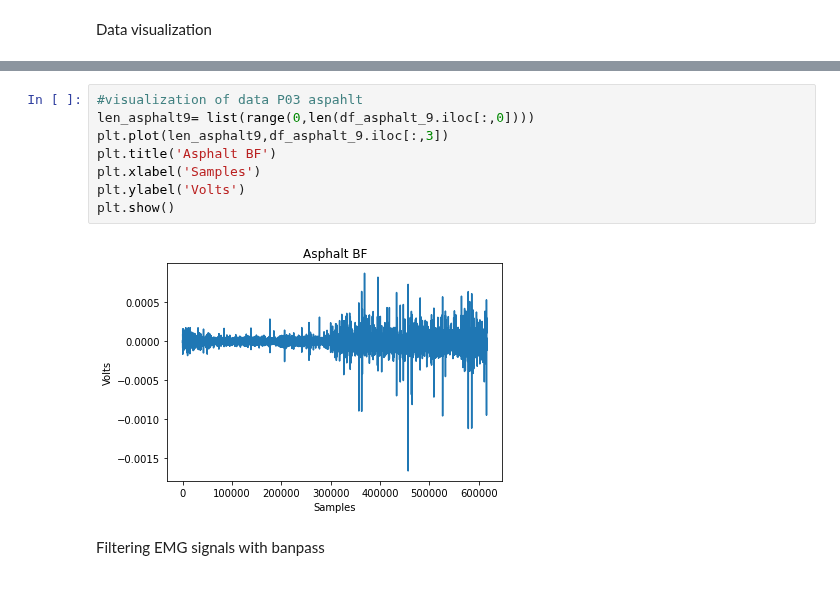
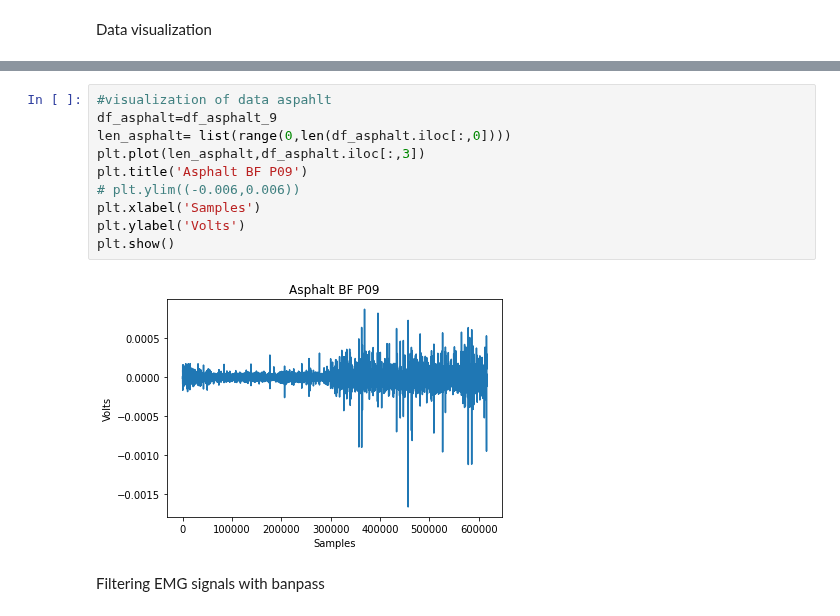
Before and after one commit to Gab2697/Human-Activity-Recognition, a Jupyter notebook: Baseline_CNN.ipynb, the cells around one changed output, grey strips where cells are left out. Drawn from its saved outputs; the diff is of its cells as text.

```diff
--- a/Baseline_CNN.ipynb
+++ b/Baseline_CNN.ipynb
@@ -134,13 +150,15 @@ plt.show()
 # %%
-#visualization of data P03 aspahlt
-len_asphalt9= list(range(0,len(df_asphalt_9.iloc[:,0])))
-plt.plot(len_asphalt9,df_asphalt_9.iloc[:,3])
-plt.title('Asphalt BF')
+#visualization of data aspahlt
+df_asphalt=df_asphalt_9
+len_asphalt= list(range(0,len(df_asphalt.iloc[:,0])))
+plt.plot(len_asphalt,df_asphalt.iloc[:,3])
+plt.title('Asphalt BF P09')
+# plt.ylim((-0.006,0.006))
 plt.xlabel('Samples')
 plt.ylabel('Volts')
 plt.show()
 # %% [output]
-[figure, old version]
+[figure, new version]
 # %% [markdown]
 Filtering EMG signals with banpass
 # %%
```
Also changed, not shown: parts of 7 cells of this notebook.
